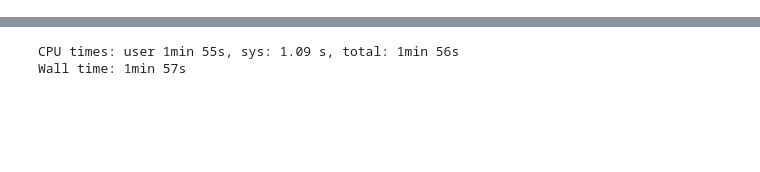
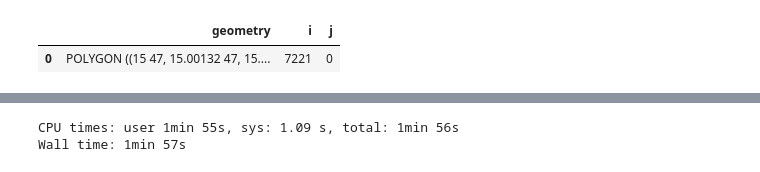
Before and after one commit to rab1tt/geodata, a Jupyter notebook: Geodata.ipynb, the cells around one changed output, grey strips where cells are left out. Saved outputs shown, nothing was run; the diff lists cells and outputs as text; code cells hidden in the pictures; blank space fills up the shorter version.

```diff
--- a/Geodata.ipynb
+++ b/Geodata.ipynb
@@ -66,3 +57,10 @@ window
+# %%
+widest_cell = geopandas.GeoDataFrame([dynamic_grid.cell_at(dynamic_grid.I, 0)])\
+.set_crs(epsg=4326)
+widest_cell
+# %% [output]
+|  | geometry | i | j |
+| 0 | POLYGON ((15 47, 15.00132 47, 15.... | 7221 | 0 |
 # %%
 number_of_samples = 1000
 sample = numpy.random.random_sample((number_of_samples,2))
```
Also changed, not shown: parts of 18 cells of this notebook, 1 other file.
